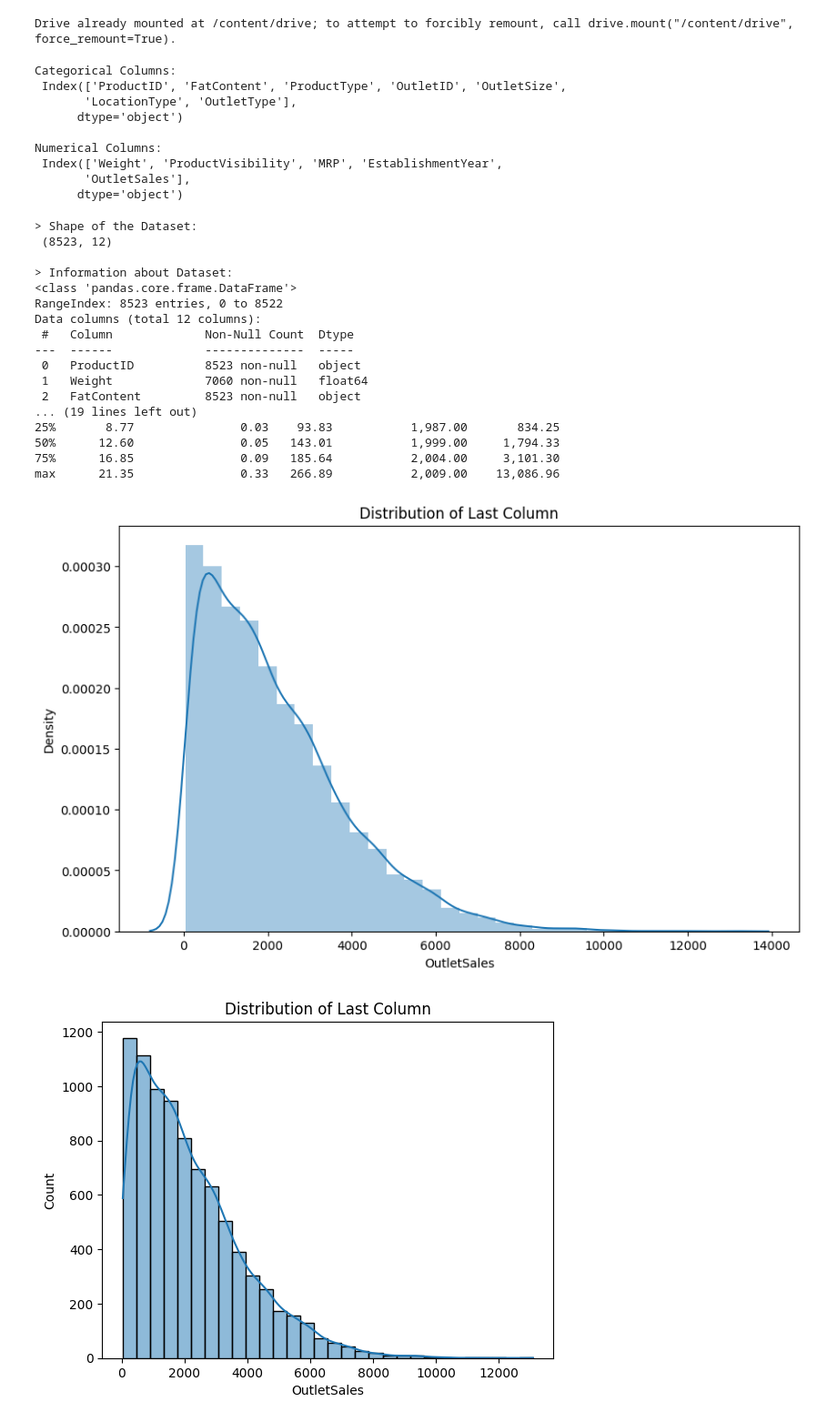
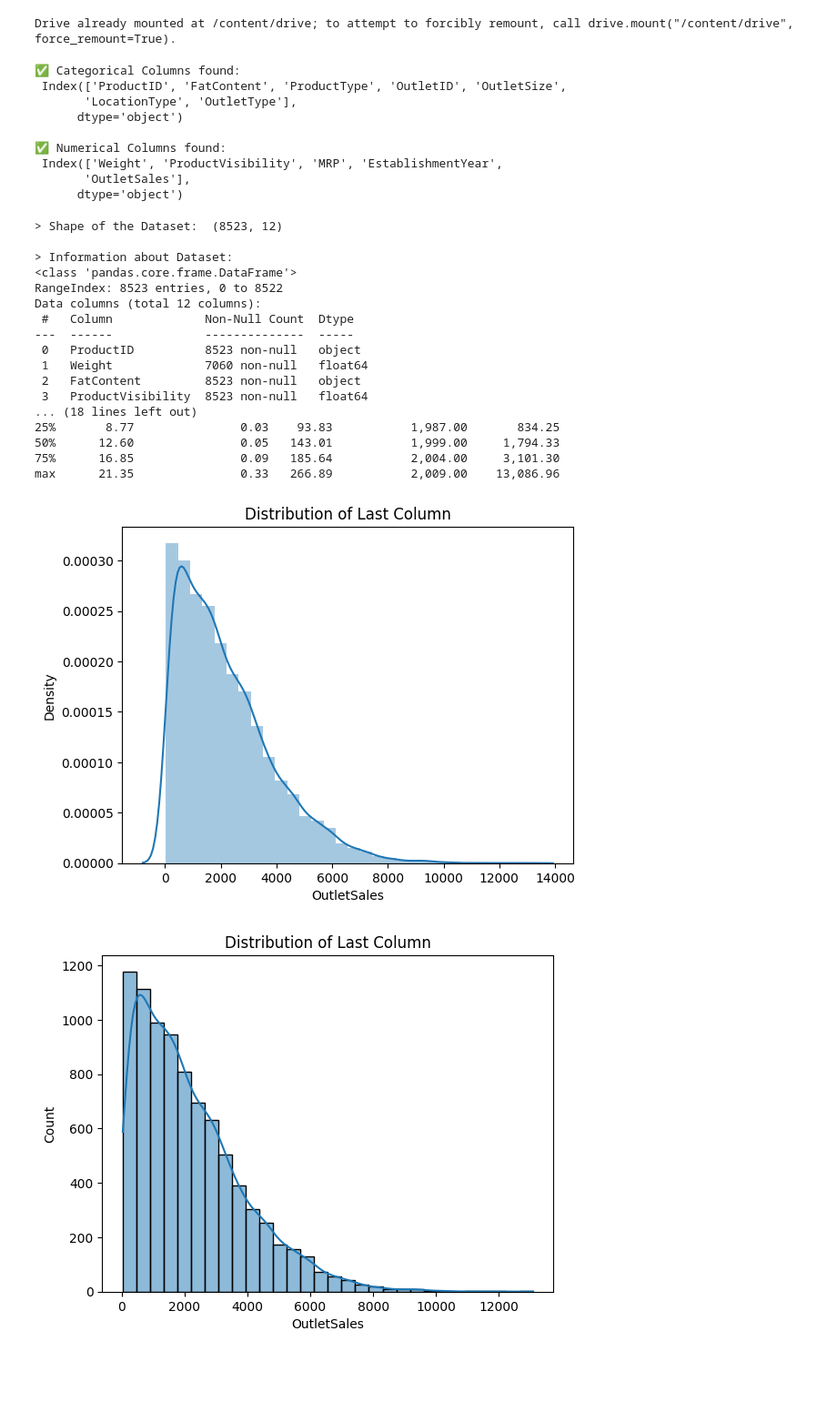
Before and after one commit to dhinoja-rajan/Sales_Prediction_using_ML, a Jupyter notebook: sales_prediction.ipynb, the cells around one changed output. Shown at 91% size. Drawn from its saved outputs; the diff is of its cells as text; code cells hidden in the pictures; blank space fills up the shorter version.

```diff
--- a/sales_prediction.ipynb
+++ b/sales_prediction.ipynb
@@ -51,33 +55,33 @@ categorical_cols = dataset.select_dtypes(include=['object']).columns
 numerical_cols = dataset.select_dtypes(exclude=['object']).columns
 
 if categorical_cols.empty:
-  print("No Categorical Columns Found...")
+  print("❌ No Categorical Columns Found...")
 else:
-  print("Categorical Columns: \n", categorical_cols, "\n")
+  print("✅ Categorical Columns found: \n", categorical_cols, "\n")
 
 if numerical_cols.empty:
-  print("No Numerical Columns Found...")
+  print("❌ No Numerical Columns Found...")
 else:
-  print("Numerical Columns: \n", numerical_cols)
+  print("✅ Numerical Columns found: \n", numerical_cols)
 # %% [output]
-Categorical Columns:
+✅ Categorical Columns found:
  Index(['ProductID', 'FatContent', 'ProductType', 'OutletID', 'OutletSize',
        'LocationType', 'OutletType'],
       dtype='object')
 
-Numerical Columns:
+✅ Numerical Columns found:
  Index(['Weight', 'ProductVisibility', 'MRP', 'EstablishmentYear',
        'OutletSales'],
       dtype='object')
 # %%
-print("> Shape of the Dataset: \n", dataset.shape, "\n")
+print("> Shape of the Dataset: ", dataset.shape, "\n")
 print("> Information about Dataset:")
 print(dataset.info(), "\n")
 print("> Statistical summary of the Dataset:")
-print(dataset.describe().map(lambda x: round(x, 4)))
+# print(dataset.describe().map(lambda x: round(x, 4)))
+print(dataset.describe())
 # %% [output]
-> Shape of the Dataset:
- (8523, 12)
+> Shape of the Dataset:  (8523, 12)
 
 > Information about Dataset:
 <class 'pandas.core.frame.DataFrame'>
@@ -88,18 +92,19 @@ Data columns (total 12 columns):
  0   ProductID          8523 non-null   object
  1   Weight             7060 non-null   float64
  2   FatContent         8523 non-null   object
-... (19 lines left out)
+ 3   ProductVisibility  8523 non-null   float64
+... (18 lines left out)
 25%       8.77               0.03    93.83           1,987.00       834.25
 50%      12.60               0.05   143.01           1,999.00     1,794.33
 75%      16.85               0.09   185.64           2,004.00     3,101.30
 max      21.35               0.33   266.89           2,009.00    13,086.96
 # %%
-plt.figure(figsize=(10, 6))
+# plt.figure(figsize=(10, 6))
 sns.distplot(dataset.iloc[:, -1], bins=30, kde=True)
 plt.title('Distribution of Last Column')
 plt.show()
 # %% [output]
-[figure, old version]
+[figure, new version]
 # %%
 # Plot target distribution
 sns.histplot(dataset.iloc[:, -1], bins=30, kde=True)
```
Also changed, not shown: parts of 16 cells of this notebook.
